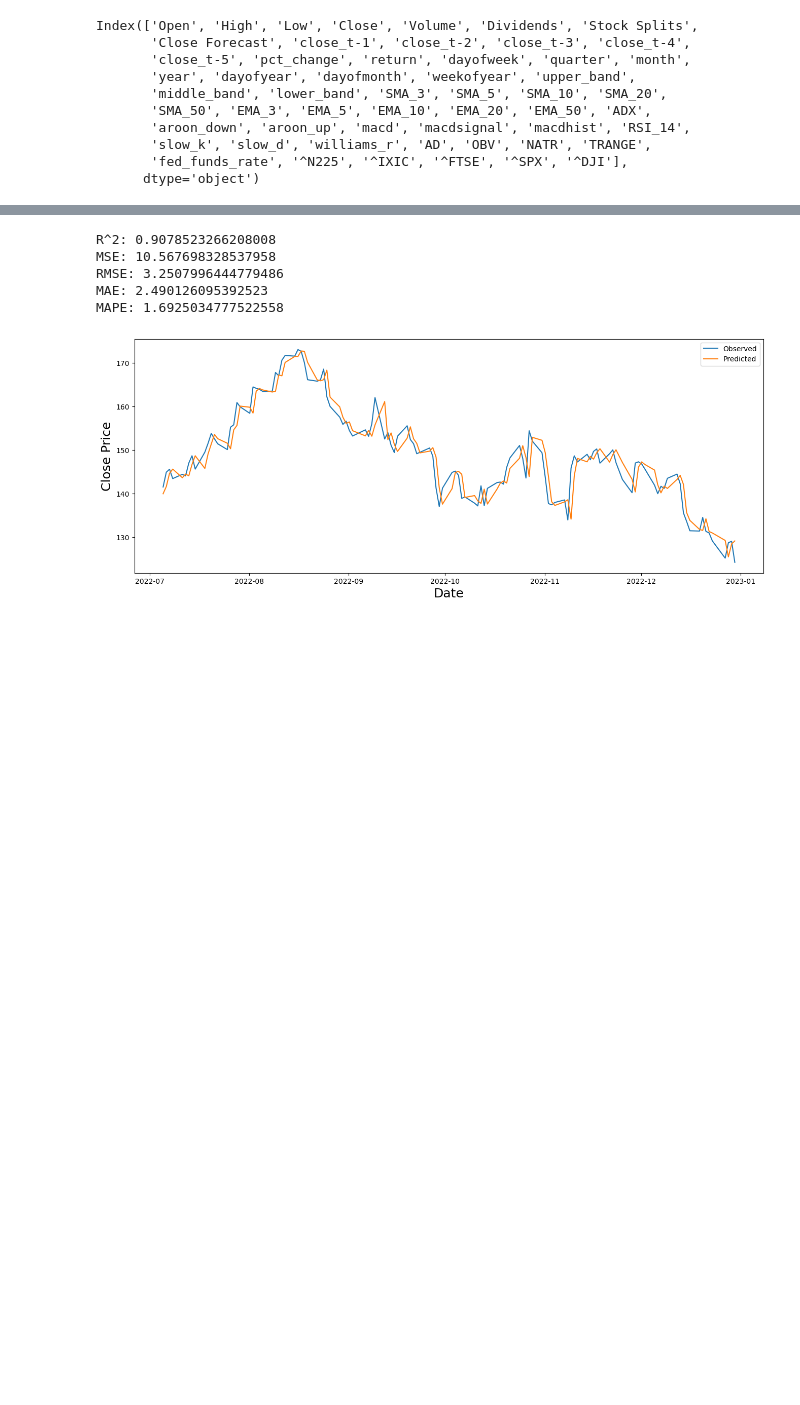
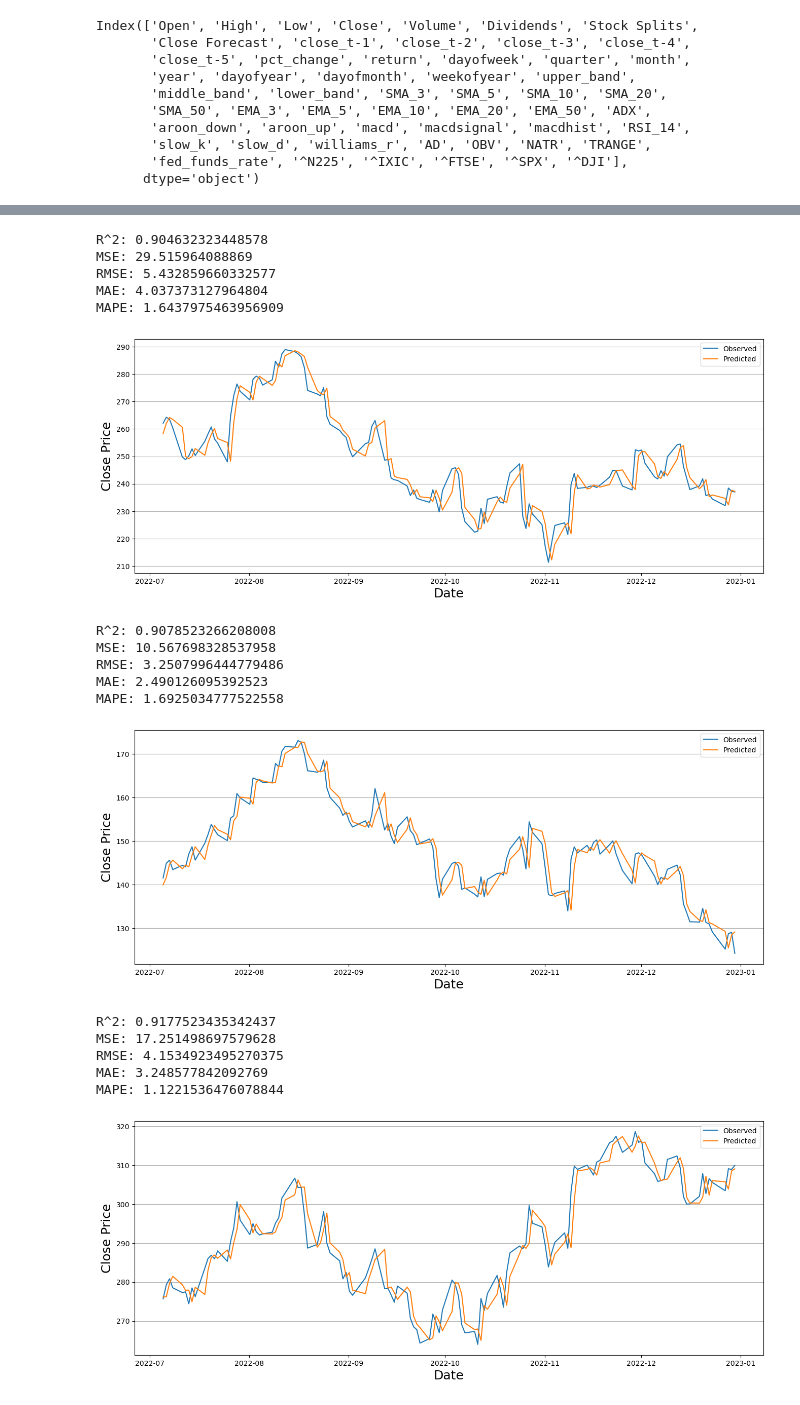
Before and after one commit to luo-simon/stock-predictions, a Jupyter notebook: src/visualisation/results.ipynb, the cells around one changed output, grey strips where cells are left out. Drawn from its saved outputs; the diff is of its cells as text; code cells hidden in the pictures; blank space fills up the shorter version.

```diff
--- a/src/visualisation/results.ipynb
+++ b/src/visualisation/results.ipynb
@@ -29,5 +27,8 @@ Index(['Open', 'High', 'Low', 'Close', 'Volume', 'Dividends', 'Stock Splits',
        'slow_k', 'slow_d', 'williams_r', 'AD', 'OBV', 'NATR', 'TRANGE',
        'fed_funds_rate', '^N225', '^IXIC', '^FTSE', '^SPX', '^DJI'],
       dtype='object')
+# %%
+stocks = ["MSFT", "AAPL", "NVDA", "AMZN", "META", "GOOG", "BRK-B", "LLY", "AVGO", "TSLA", "JPM", "UNH", "V", "XOM", "JNJ", "MA", "PG", "HD", "MRK", "COST"]
+stocks = ["MSFT", "AAPL", "BRK-B"]
 # %%
 from src.models.Baseline.evaluate import eval
@@ -55,12 +92,24 @@ MAPE: 1.7211509227835646
 # %%
 from src.models.Linear.evaluate import eval
 run_id = "59ee53bdc13b4141b7b2acc273d0879f"
 features = ['Close', 'High', 'RSI_14', 'TRANGE', '^FTSE', 'close_t-1', 'close_t-4', 'macdsignal']
-y_pred, y_true = eval(run_id, features)
+y_pred, y_true = eval(run_id, features, stocks)
 # %% [output]
-R^2: 0.9078523266208008
-MSE: 10.567698328537958
-RMSE: 3.2507996444779486
-MAE: 2.490126095392523
-MAPE: 1.6925034777522558
+R^2: 0.904632323448578
+MSE: 29.515964088869
+RMSE: 5.432859660332577
+MAE: 4.037373127964804
+MAPE: 1.6437975463956909
-[figure, old version]
+[figure, new version]
+R^2: 0.9078523266208008
+MSE: 10.567698328537958
+RMSE: 3.2507996444779486
+MAE: 2.490126095392523
+MAPE: 1.6925034777522558
+[figure, added]
+R^2: 0.9177523435342437
+MSE: 17.251498697579628
+RMSE: 4.1534923495270375
+MAE: 3.248577842092769
+MAPE: 1.1221536476078844
+[figure, added]
```
Also changed, not shown: parts of 7 cells of this notebook, 21 other files.
